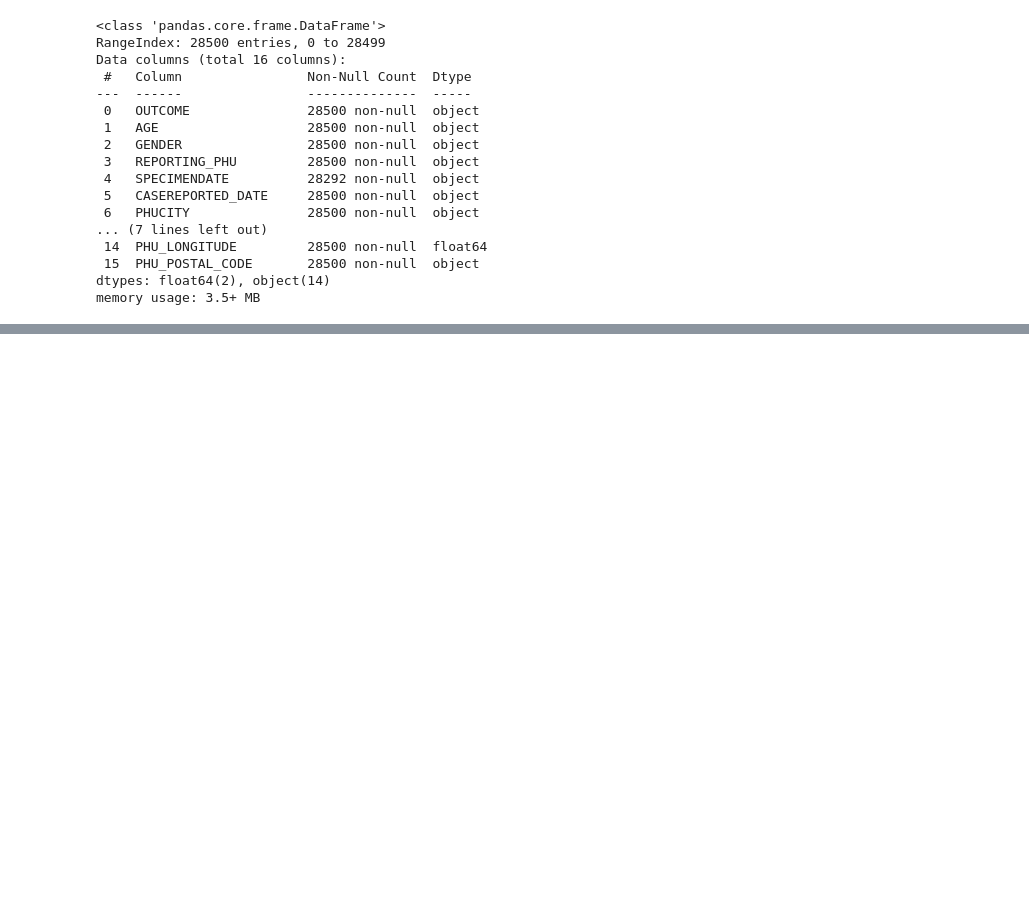
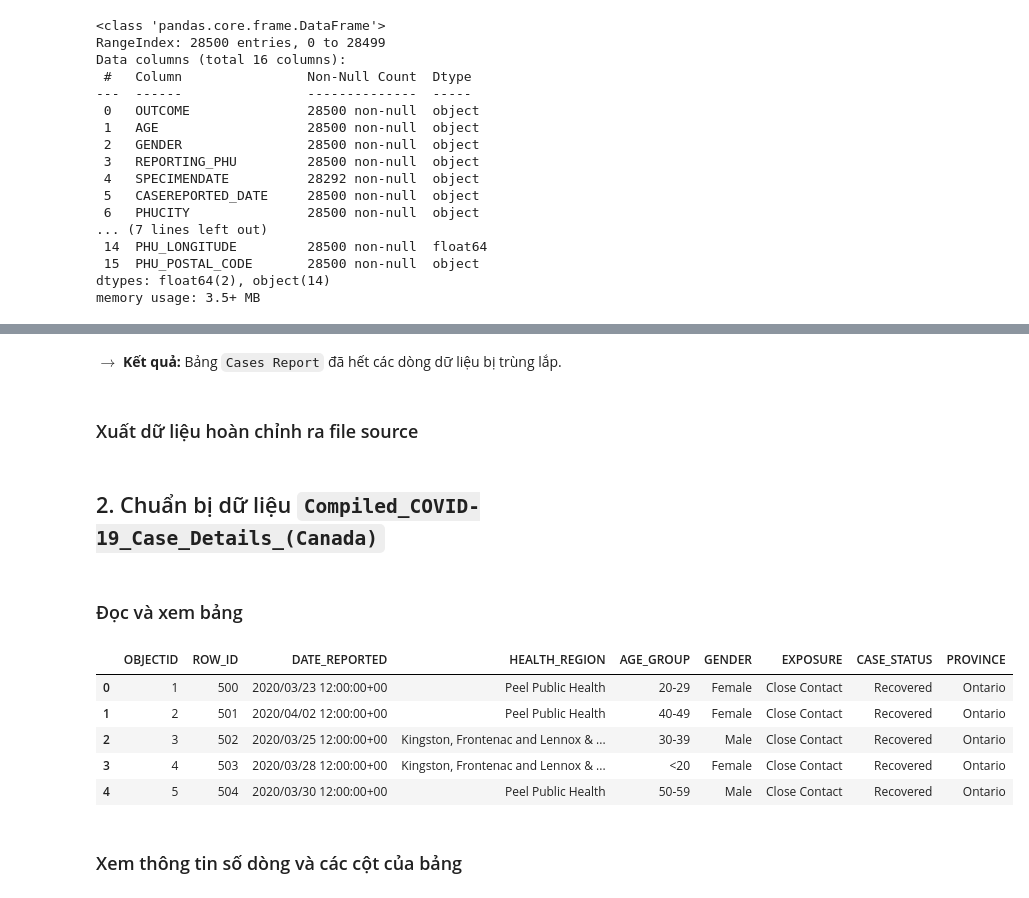
Before and after one commit to tktruc211/BI-DATH, a Jupyter notebook: CleanData.ipynb, the cells around one changed output, grey strips where cells are left out. Drawn from its saved outputs; the diff is of its cells as text; code cells hidden in the pictures; blank space fills up the shorter version.

Commit message:
Update CleanData.ipynb
check duplicated all file source

```diff
--- a/CleanData.ipynb
+++ b/CleanData.ipynb
@@ -88,0 +90,4 @@ case_report_df[case_report_df.duplicated()]
+# %% [markdown]
+$\rightarrow$ **Kết quả:** Bảng `Cases Report` đã hết các dòng dữ liệu bị trùng lắp.
+# %% [markdown]
+### Xuất dữ liệu hoàn chỉnh ra file source
@@ -88,0 +96,24 @@ case_report_df[case_report_df.duplicated()]
+# %% [markdown]
+## 2. Chuẩn bị dữ liệu `Compiled_COVID-19_Case_Details_(Canada)`
+# %% [markdown]
+### Đọc và xem bảng
+# %%
+# Đọc dữ liệu
+f_path = 'Datasource/Compiled_COVID-19_Case_Details_(Canada).csv'
+case_detail_df = pd.read_csv(f_path)
+
+# Chuẩn hóa tên cột
+header_list = case_detail_df.columns.str.title()
+case_detail_df.columns = [header.upper() for header in header_list]
+
+# Xem thử dữ liệu
+case_detail_df.head()
+# %% [output]
+|  | OBJECTID | ROW_ID | DATE_REPORTED | HEALTH_REGION | AGE_GROUP | GENDER | EXPOSURE | CASE_STATUS | PROVINCE |
+| 0 | 1 | 500 | 2020/03/23 12:00:00+00 | Peel Public Health | 20-29 | Female | Close Contact | Recovered | Ontario |
+| 1 | 2 | 501 | 2020/04/02 12:00:00+00 | Peel Public Health | 40-49 | Female | Close Contact | Recovered | Ontario |
+| 2 | 3 | 502 | 2020/03/25 12:00:00+00 | Kingston, Frontenac and Lennox & ... | 30-39 | Male | Close Contact | Recovered | Ontario |
+| 3 | 4 | 503 | 2020/03/28 12:00:00+00 | Kingston, Frontenac and Lennox & ... | <20 | Female | Close Contact | Recovered | Ontario |
+| 4 | 5 | 504 | 2020/03/30 12:00:00+00 | Peel Public Health | 50-59 | Male | Close Contact | Recovered | Ontario |
+# %% [markdown]
+### Xem thông tin số dòng và các cột của bảng
```
Also changed, not shown: parts of 72 cells of this notebook.
